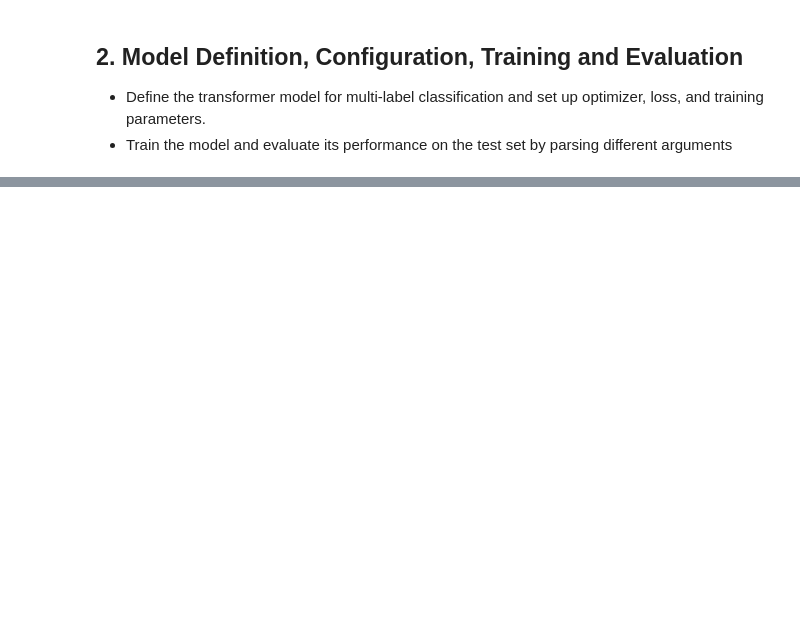
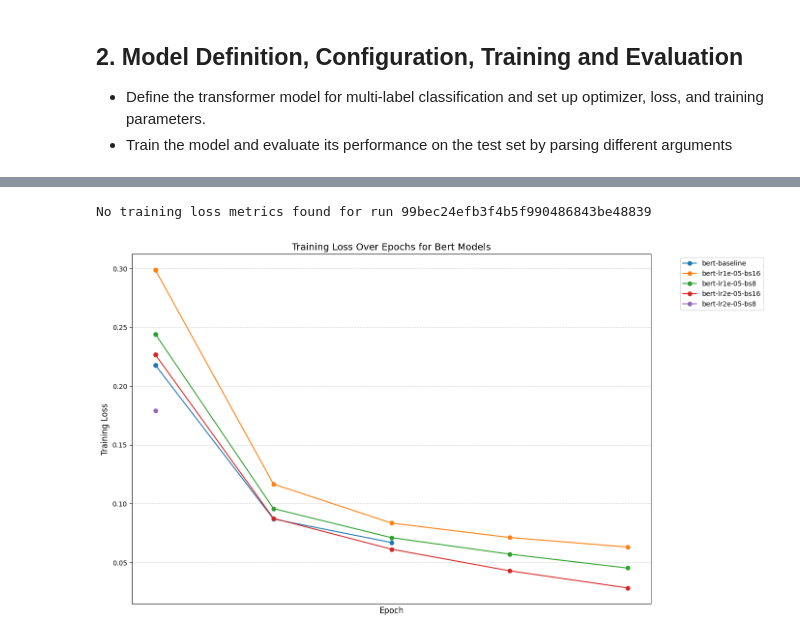
Before and after one commit to j2damax/explainable-tourism-nlp, a Jupyter notebook: notebooks/04_training_and_evaluation.ipynb, the cells around one changed output, grey strips where cells are left out. Saved outputs shown, nothing was run; the diff lists cells and outputs as text; code cells hidden in the pictures; blank space fills up the shorter version.

```diff
--- a/notebooks/04_training_and_evaluation.ipynb
+++ b/notebooks/04_training_and_evaluation.ipynb
@@ -789,0 +416,6 @@ No predictions available. Run a model evaluation first.
+# %%
+# Plot training loss for BERT models
+plot_training_loss(runs_with_loss, 'bert')
+# %% [output]
+No training loss metrics found for run 99bec24efb3f4b5f990486843be48839
+[figure, added]
```
Also changed, not shown: parts of 14 cells of this notebook, 2 other files.
